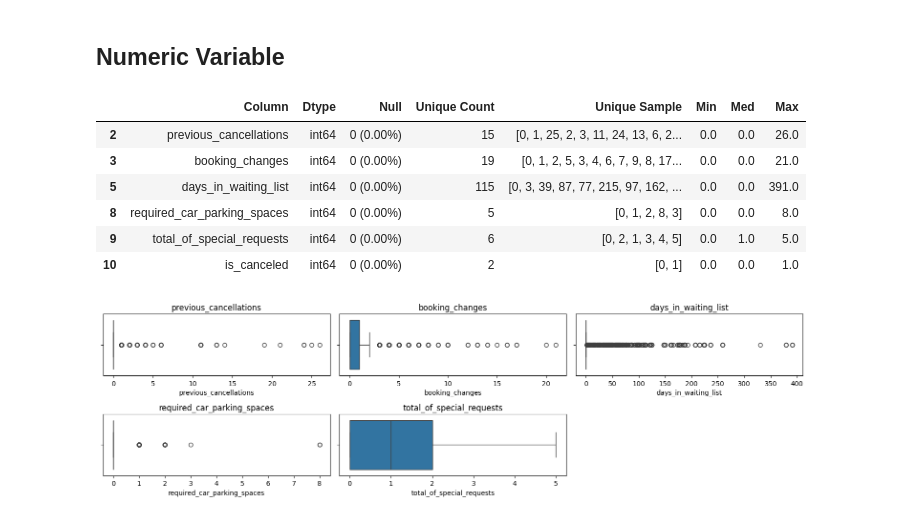
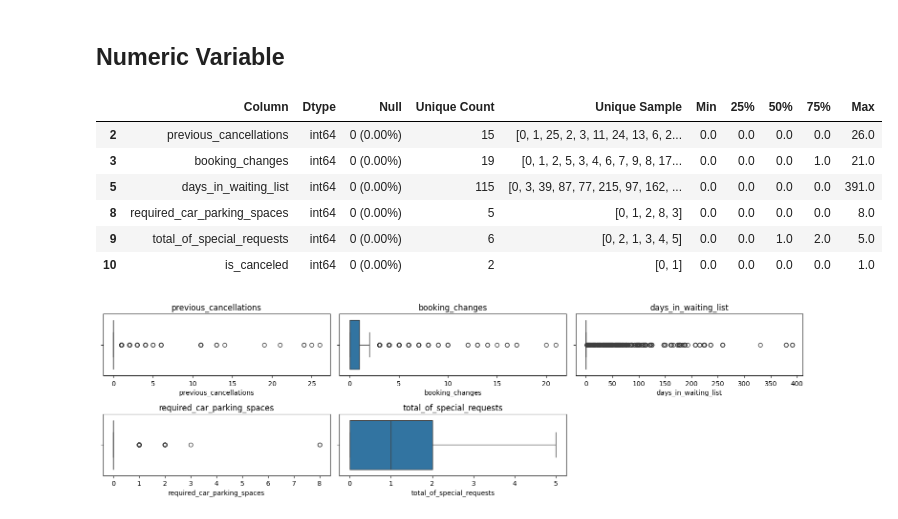
Before and after one commit to Meowstronot/hotel__booking_predict, a Jupyter notebook: notebooks/hotel_booking_cancelation.ipynb, the cells around one changed output. Cells and saved outputs as stored; diff of their text form; code cells hidden in the pictures.

```diff
--- a/notebooks/hotel_booking_cancelation.ipynb
+++ b/notebooks/hotel_booking_cancelation.ipynb
@@ -330,19 +332,21 @@ cek_data(df)
 # %%
 cek_num = cek_data(df)
 cek_num = cek_num[cek_num["Dtype"]!="object"]
 cek_num["Min"] = [val for val in df.describe().T["min"].values]
-cek_num["Med"] = [val for val in df.describe().T["50%"].values]
+cek_num["25%"] = [val for val in df.describe().T["25%"].values]
+cek_num["50%"] = [val for val in df.describe().T["50%"].values]
+cek_num["75%"] = [val for val in df.describe().T["75%"].values]
 cek_num["Max"] = [val for val in df.describe().T["max"].values]
 
 cek_num
 # %% [output]
-|  | Column | Dtype | Null | Unique Count | Unique Sample | Min | Med | Max |
-| 2 | previous_cancellations | int64 | 0 (0.00%) | 15 | [0, 1, 25, 2, 3, 11, 24, 13, 6, 2... | 0.0 | 0.0 | 26.0 |
-| 3 | booking_changes | int64 | 0 (0.00%) | 19 | [0, 1, 2, 5, 3, 4, 6, 7, 9, 8, 17... | 0.0 | 0.0 | 21.0 |
-| 5 | days_in_waiting_list | int64 | 0 (0.00%) | 115 | [0, 3, 39, 87, 77, 215, 97, 162, ... | 0.0 | 0.0 | 391.0 |
-| 8 | required_car_parking_spaces | int64 | 0 (0.00%) | 5 | [0, 1, 2, 8, 3] | 0.0 | 0.0 | 8.0 |
-| 9 | total_of_special_requests | int64 | 0 (0.00%) | 6 | [0, 2, 1, 3, 4, 5] | 0.0 | 1.0 | 5.0 |
-| 10 | is_canceled | int64 | 0 (0.00%) | 2 | [0, 1] | 0.0 | 0.0 | 1.0 |
+|  | Column | Dtype | Null | Unique Count | Unique Sample | Min | 25% | 50% | 75% | Max |
+| 2 | previous_cancellations | int64 | 0 (0.00%) | 15 | [0, 1, 25, 2, 3, 11, 24, 13, 6, 2... | 0.0 | 0.0 | 0.0 | 0.0 | 26.0 |
+| 3 | booking_changes | int64 | 0 (0.00%) | 19 | [0, 1, 2, 5, 3, 4, 6, 7, 9, 8, 17... | 0.0 | 0.0 | 0.0 | 1.0 | 21.0 |
+| 5 | days_in_waiting_list | int64 | 0 (0.00%) | 115 | [0, 3, 39, 87, 77, 215, 97, 162, ... | 0.0 | 0.0 | 0.0 | 0.0 | 391.0 |
+| 8 | required_car_parking_spaces | int64 | 0 (0.00%) | 5 | [0, 1, 2, 8, 3] | 0.0 | 0.0 | 0.0 | 0.0 | 8.0 |
+| 9 | total_of_special_requests | int64 | 0 (0.00%) | 6 | [0, 2, 1, 3, 4, 5] | 0.0 | 0.0 | 1.0 | 2.0 | 5.0 |
+| 10 | is_canceled | int64 | 0 (0.00%) | 2 | [0, 1] | 0.0 | 0.0 | 0.0 | 0.0 | 1.0 |
 # %%
 numeric_var = df.select_dtypes(include="number")
 # %%
```
Also changed, not shown: parts of 59 cells of this notebook, 1 other file.
